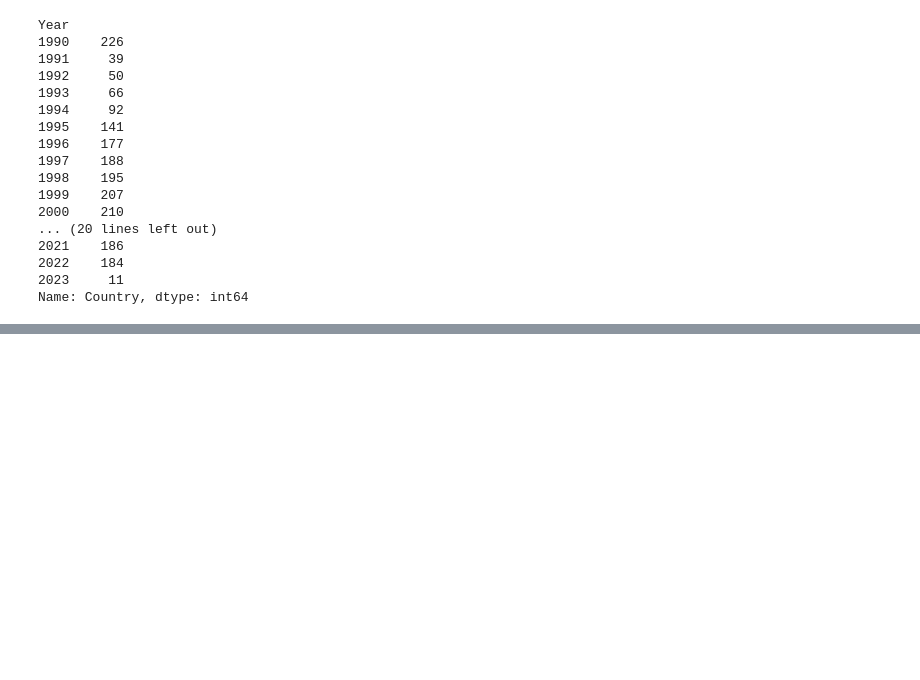
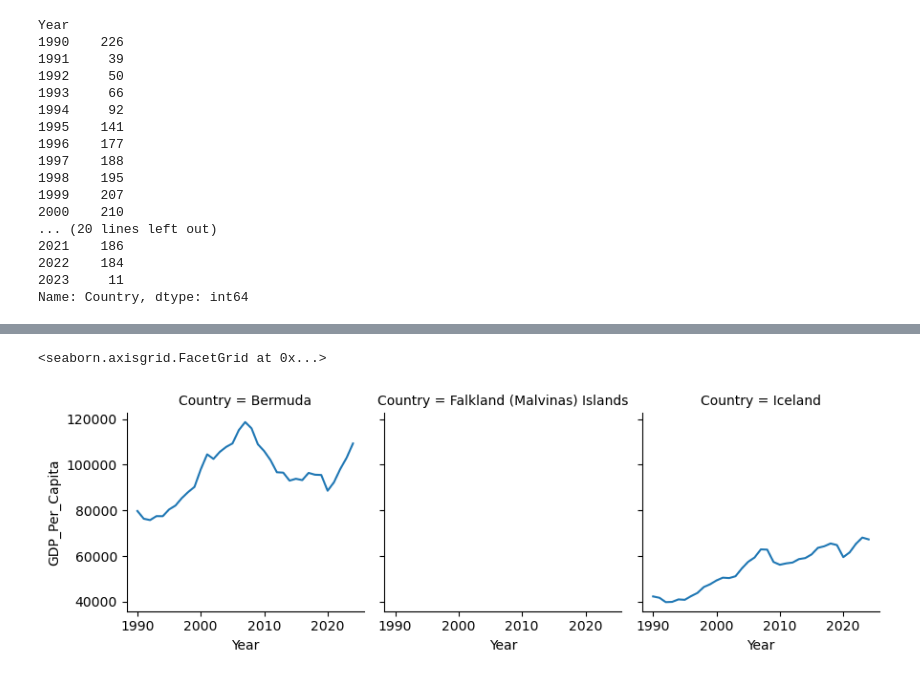
Before and after one commit to NSS-Data-Analytics-Cohort-17/un-datasets-jlmowrey, a Jupyter notebook: notebooks/un_project.ipynb, the cells around one changed output, grey strips where cells are left out. Drawn from its saved outputs; the diff is of its cells as text; code cells hidden in the pictures; blank space fills up the shorter version.

```diff
--- a/notebooks/un_project.ipynb
+++ b/notebooks/un_project.ipynb
@@ -385,0 +453,2 @@ internet_df_iup =
+# %%
+gdp_and_internet_use = pd.merge(gdp_df, internet_df, on=['Country','Year'], how='outer')
@@ -385,0 +485,5 @@ internet_df_iup =
+# %%
+top_int_use_2014_list = ['Iceland', 'Falkland (Malvinas) Islands', 'Bermuda']
+# %%
+top_int_use_2014 = gdp_and_internet_use.loc[gdp_and_internet_use.Country.isin(top_int_use_2014_list)]
+#sns.FacetGrid(gdp_and_internet_use, col="GDP_Per_Capita", row="Year")
@@ -385,0 +506,7 @@ internet_df_iup =
+# %%
+graph = sns.FacetGrid(top_int_use_2014, col="Country")
+
+graph.map(sns.lineplot, "Year", "GDP_Per_Capita")
+# %% [output]
+<seaborn.axisgrid.FacetGrid at 0x...>
+[figure, added]
```
Also changed, not shown: parts of 30 cells of this notebook, 4 other files.
